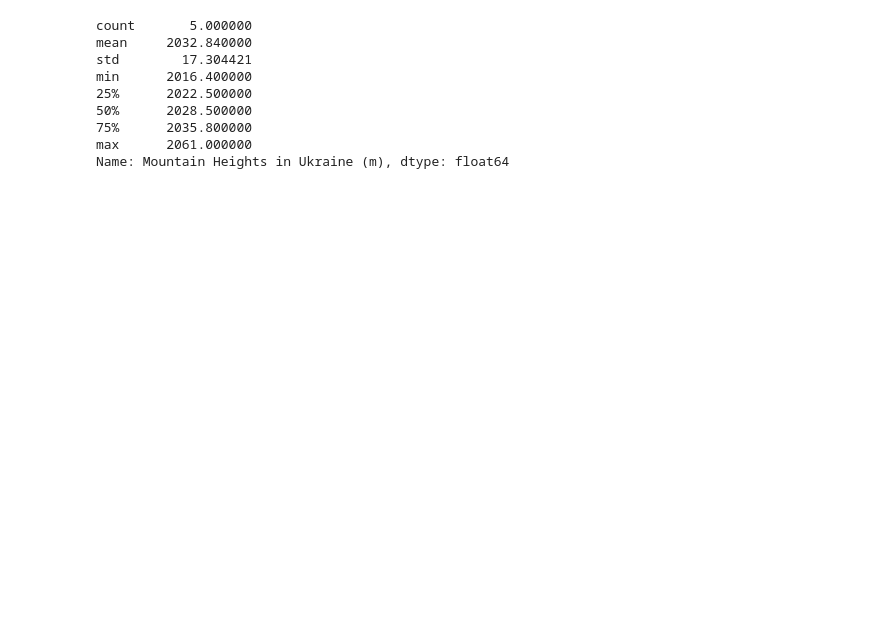
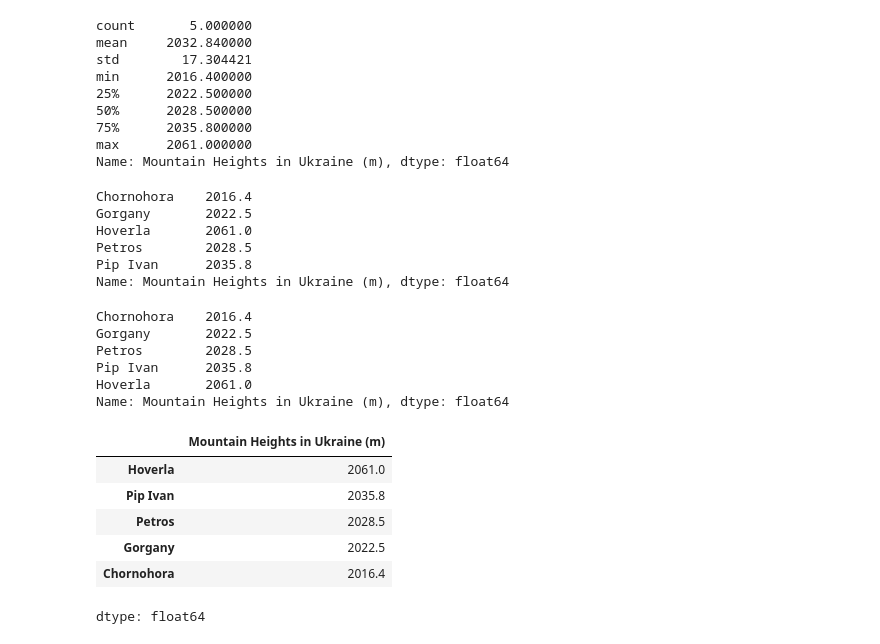
Before and after one commit to SiracencoSerghei/DataScienceHW, a Jupyter notebook: example_kaggle/les_2/les_2_1_kees.ipynb, the cells around one changed output. Cells and saved outputs as stored; diff of their text form; code cells hidden in the pictures; blank space fills up the shorter version.

```diff
--- a/example_kaggle/les_2/les_2_1_kees.ipynb
+++ b/example_kaggle/les_2/les_2_1_kees.ipynb
@@ -286,3 +293,33 @@ min      2016.400000
 75%      2035.800000
 max      2061.000000
 Name: Mountain Heights in Ukraine (m), dtype: float64
+# %%
+# sorting
+sort_index = mountain_heights.sort_index()  # sort by index
+print(sort_index)
+# %% [output]
+Chornohora    2016.4
+Gorgany       2022.5
+Hoverla       2061.0
+Petros        2028.5
+Pip Ivan      2035.8
+Name: Mountain Heights in Ukraine (m), dtype: float64
+# %%
+sort_values = mountain_heights.sort_values()  # sort by values
+print(sort_values)
+mountain_heights.sort_values(inplace=True, ascending=False)
+mountain_heights
+# %% [output]
+Chornohora    2016.4
+Gorgany       2022.5
+Petros        2028.5
+Pip Ivan      2035.8
+Hoverla       2061.0
+Name: Mountain Heights in Ukraine (m), dtype: float64
+|  | Mountain Heights in Ukraine (m) |
+| Hoverla | 2061.0 |
+| Pip Ivan | 2035.8 |
+| Petros | 2028.5 |
+| Gorgany | 2022.5 |
+| Chornohora | 2016.4 |
+dtype: float64
```
Also changed, not shown: parts of 25 cells of this notebook.
